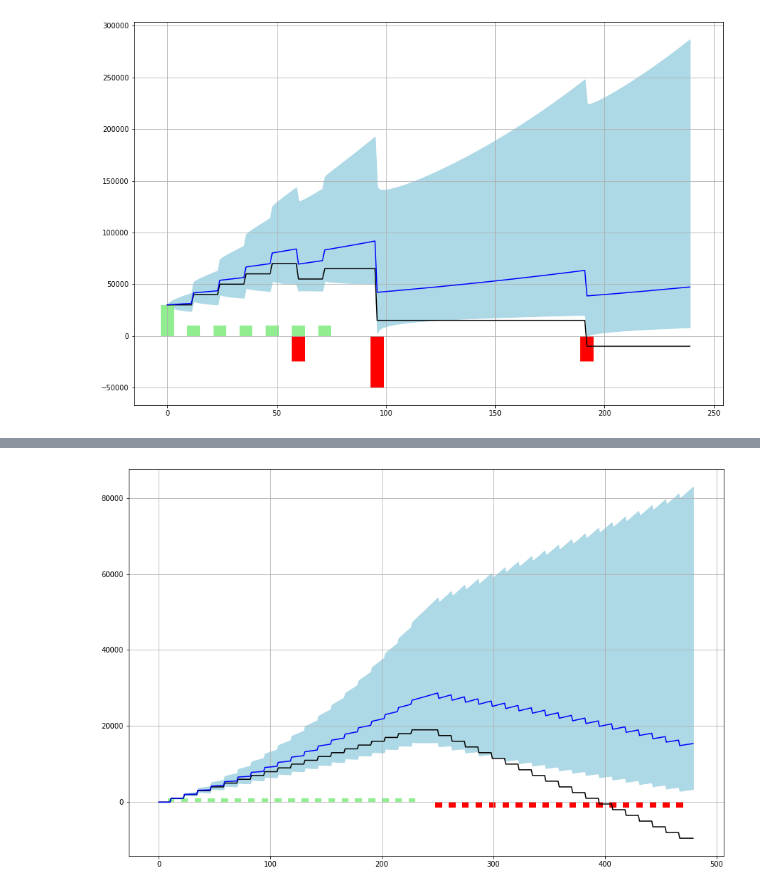
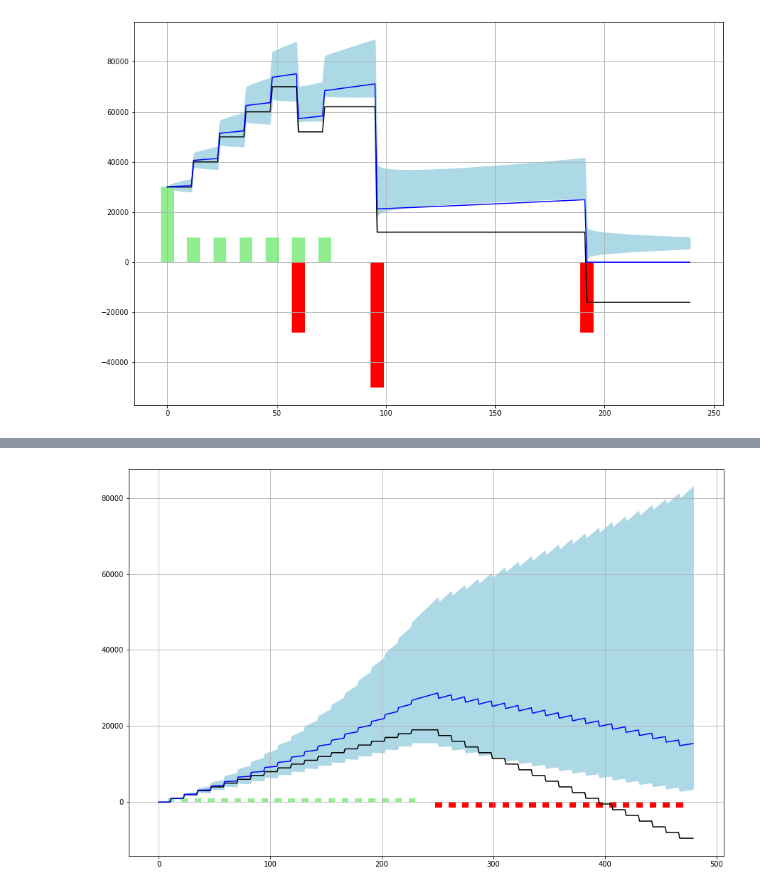
Before and after one commit to mazzolenifsimone/goal-based-investing, a Jupyter notebook: ALMplanner.ipynb, the cells around one changed output, grey strips where cells are left out. Cells and saved outputs as stored; diff of their text form; code cells hidden in the pictures.

```diff
--- a/ALMplanner.ipynb
+++ b/ALMplanner.ipynb
@@ -8,17 +8,17 @@ import matplotlib.pyplot as plt
 import datetime as dt
 import ALMplanner as ALM
 # %%
-problem = ALM.ALMPlanner(start = "Jan 2021", end = "Jan 2041", user_risk_profile = 2)
+problem = ALM.ALMPlanner(start = "Jan 2021", end = "Jan 2041", user_risk_profile = 0)
 # set planned liabilities
-problem.liabilities.insert("car", "Jan 2026", 25000, 25000*0.65)
+problem.liabilities.insert("car", "Jan 2026", 28000, 28000*0.65)
 problem.liabilities.insert("university", "Jan 2029", 50000, 50000*0.95)
-problem.liabilities.insert("hawaii", "Jan 2037", 25000, 25000*0.85)
+problem.liabilities.insert("hawaii", "Jan 2037", 28000, 28000*0.85)
 # set planned assets
 problem.assets.insert("ass_0","Jan 2021",30000)
 recurrent_dates = ["Jan 2022", "Jan 2023", "Jan 2024", "Jan 2025", "Jan 2026", "Jan 2027"]
 for i in np.arange(len(recurrent_dates)):
     problem.assets.insert("ass_" + str(i+1),recurrent_dates[i],10000)
 
 problem.display(bar_width = 6)
 # %% [output]
-[figure, old version]
+[figure, new version]
```
Also changed, not shown: parts of 8 cells of this notebook, 1 other file.
